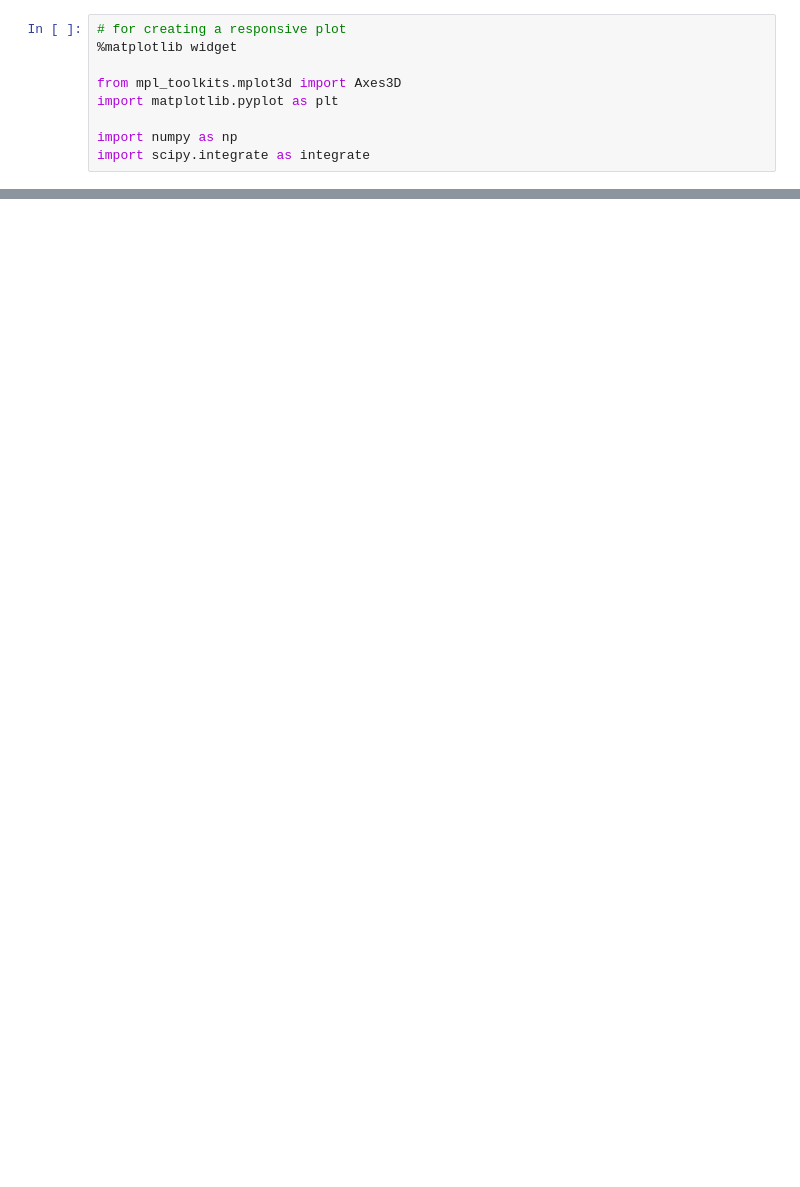
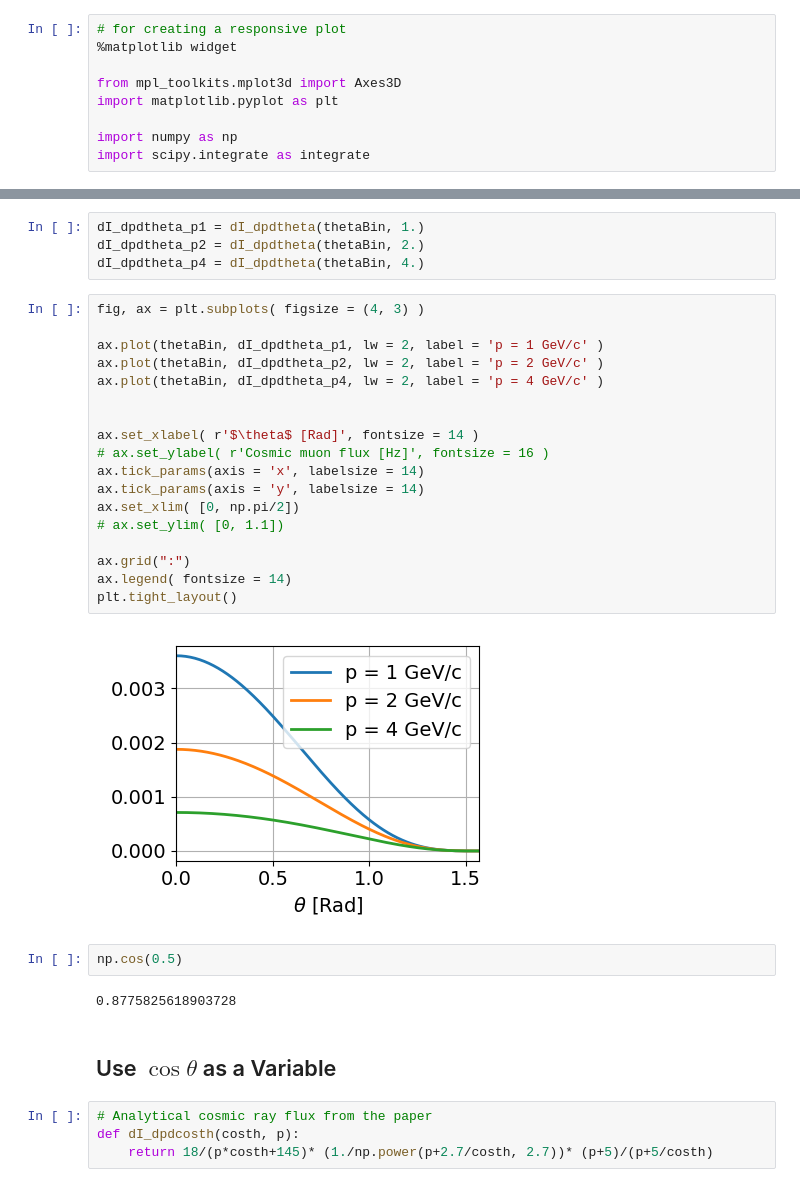
Before and after one commit to yuntsebaryon/SimpleCosmics, a Jupyter notebook: AnalyticCosmicFlux.ipynb, the cells around one changed output, grey strips where cells are left out. Drawn from its saved outputs; the diff is of its cells as text; blank space fills up the shorter version.

```diff
--- a/AnalyticCosmicFlux.ipynb
+++ b/AnalyticCosmicFlux.ipynb
@@ -41,0 +46,34 @@ plt.tight_layout(w_pad = 0.1)
+# %%
+dI_dpdtheta_p1 = dI_dpdtheta(thetaBin, 1.)
+dI_dpdtheta_p2 = dI_dpdtheta(thetaBin, 2.)
+dI_dpdtheta_p4 = dI_dpdtheta(thetaBin, 4.)
+# %%
+fig, ax = plt.subplots( figsize = (4, 3) )
+
+ax.plot(thetaBin, dI_dpdtheta_p1, lw = 2, label = 'p = 1 GeV/c' )
+ax.plot(thetaBin, dI_dpdtheta_p2, lw = 2, label = 'p = 2 GeV/c' )
+ax.plot(thetaBin, dI_dpdtheta_p4, lw = 2, label = 'p = 4 GeV/c' )
+
+
+ax.set_xlabel( r'$\theta$ [Rad]', fontsize = 14 )
+# ax.set_ylabel( r'Cosmic muon flux [Hz]', fontsize = 16 )
+ax.tick_params(axis = 'x', labelsize = 14)
+ax.tick_params(axis = 'y', labelsize = 14)
+ax.set_xlim( [0, np.pi/2])
+# ax.set_ylim( [0, 1.1])
+
+ax.grid(":")
+ax.legend( fontsize = 14)
+plt.tight_layout()
+# %% [output]
+[figure, added]
+# %%
+np.cos(0.5)
+# %% [output]
+0.8775825618903728
+# %% [markdown]
+## Use $\cos\theta$ as a Variable
+# %%
+# Analytical cosmic ray flux from the paper
+def dI_dpdcosth(costh, p):
+    return 18/(p*costh+145)* (1./np.power(p+2.7/costh, 2.7))* (p+5)/(p+5/costh)
```
Also changed, not shown: parts of 13 cells of this notebook, 1 other file.
